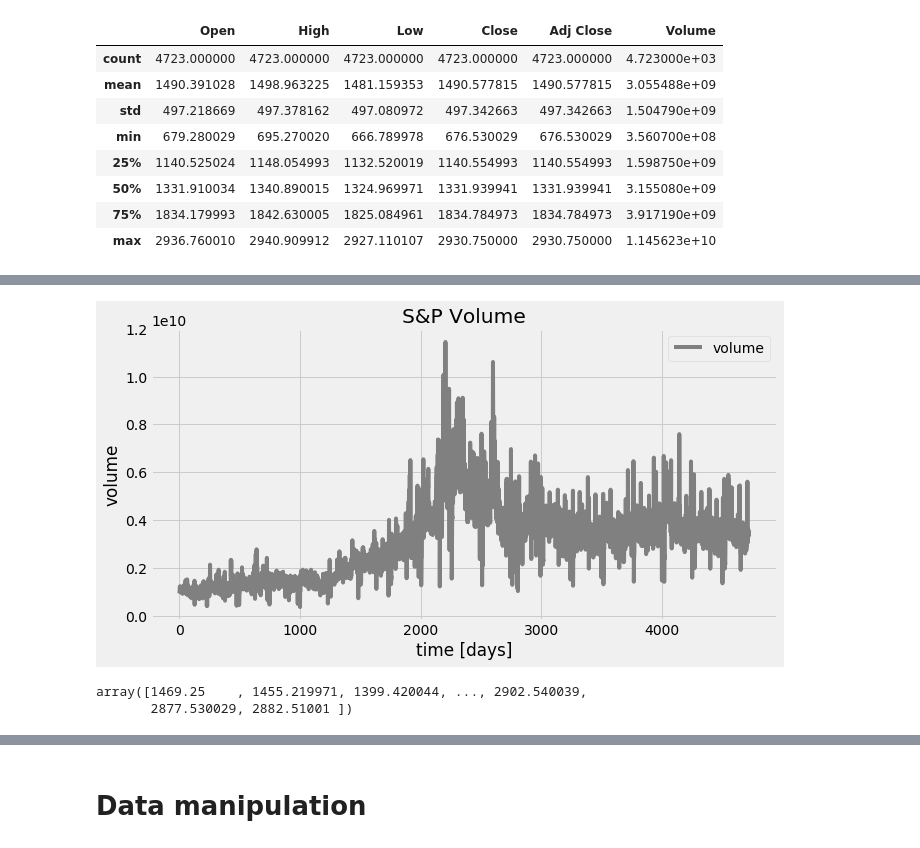
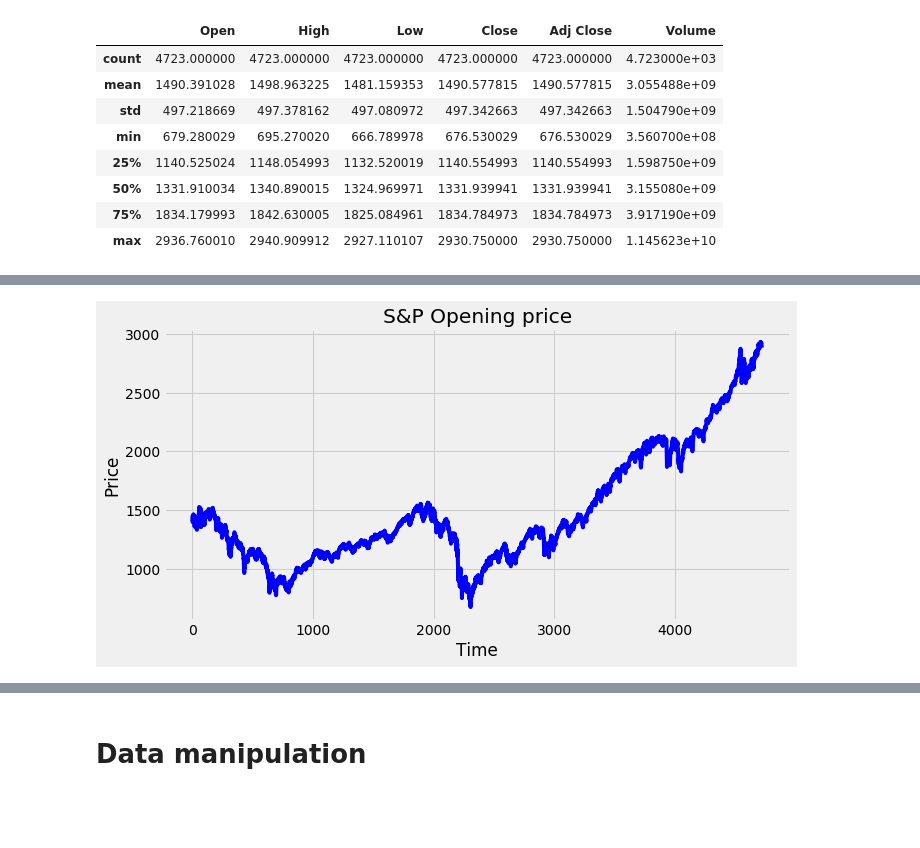
Before and after one commit to Venkat-Rajgopal/Blog-post-codes, a Jupyter notebook: LSTM Stock Predictions/rnn_prediction.ipynb, the cells around one changed output, grey strips where cells are left out. Drawn from its saved outputs; the diff is of its cells as text; code cells hidden in the pictures; blank space fills up the shorter version.

```diff
--- a/LSTM Stock Predictions/rnn_prediction.ipynb
+++ b/LSTM Stock Predictions/rnn_prediction.ipynb
@@ -88,15 +60,4 @@ plt.subplots_adjust(left=0.10, right=0.99, hspace=0.25,wspace=0.35)
-# %%
-plt.figure(figsize=(10, 5));
-plt.plot(df.Volume.values, color='gray', label='volume')
-plt.title('S&P Volume')
-plt.xlabel('time [days]')
-plt.ylabel('volume')
-plt.legend(loc='best')
-plt.show()
-# %% [output]
-[figure, removed]
-# %%
-df.Open.values
-# %% [output]
-array([1469.25    , 1455.219971, 1399.420044, ..., 2902.540039,
-       2877.530029, 2882.51001 ])
+# %%
+make_plot(df.Close.values, title= 'S&P Opening price', xlab='Time', ylab='Price', colour='blue')
+# %% [output]
+[figure, added]
```
Also changed, not shown: parts of 20 cells of this notebook, 3 other files.
